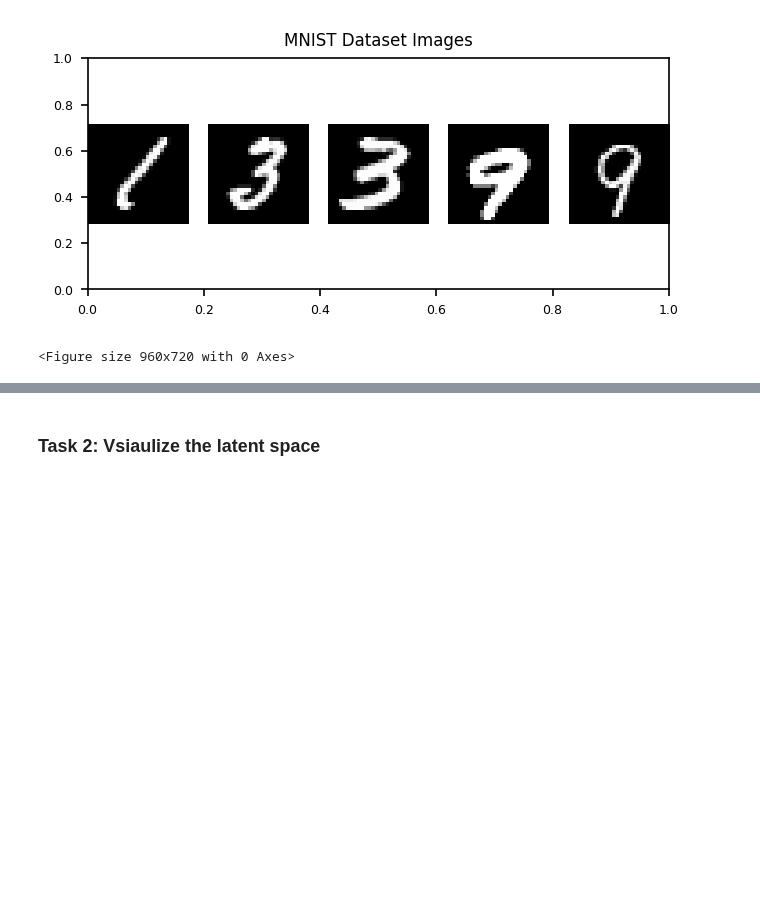
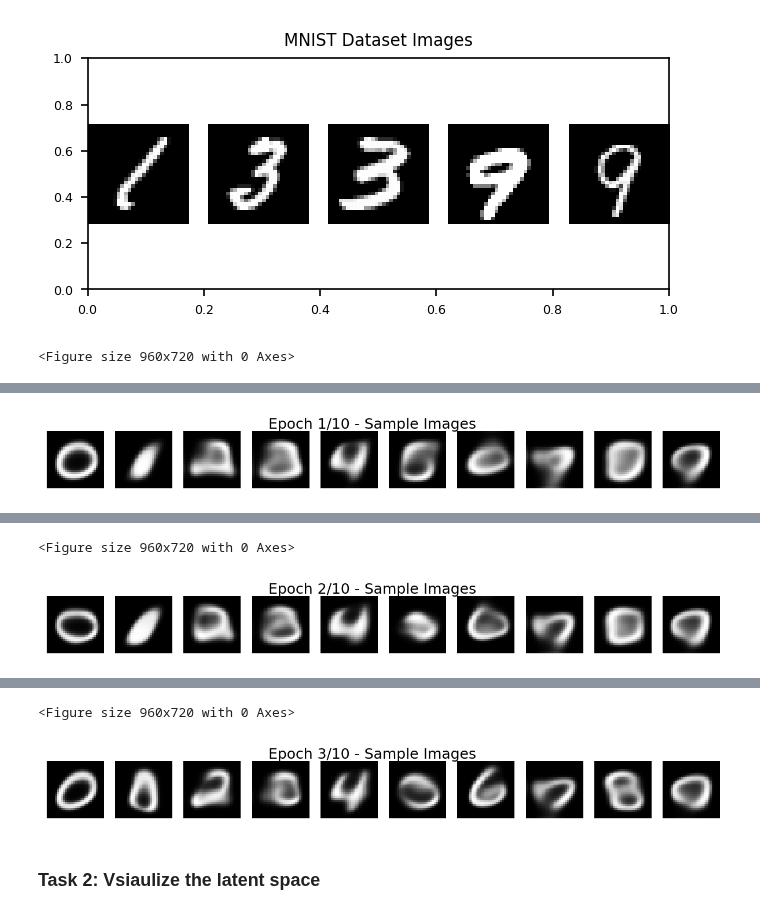
Before and after one commit to JaninaMattes/GAI-Visual-Synthesis, a Jupyter notebook: 07_exercise/Exercise07.ipynb, the cells around one changed output, grey strips where cells are left out. Cells and saved outputs as stored; diff of their text form; code cells hidden in the pictures; blank space fills up the shorter version.

```diff
--- a/07_exercise/Exercise07.ipynb
+++ b/07_exercise/Exercise07.ipynb
@@ -245,2 +263,19 @@ def loss_function(x, x_recon, mean, log_var, KL_weight=1e-3):
+# %%
+# Task 1.1 Write pytorch code for loss function (BCE + KL Divergence)
+#          L(x(i),θ,φ) = −Ez ∼qφ(z|x(i))[log pθ(x(i)|z)] + DKL(qφ(z|x(i)) ∥pθ(z))
+
+def regularization_loss(mean, log_var):
+    """
+    Args:
+        x (tensor): Image(s) of shape [B, C, H, W].
+        x_recon (tensor): Reconstructed image(s) of shape [B, C, H, W].
+        mean (tensor): Mean of shape [B, latent_dim].
+        log_var (tensor): Log variance of shape [B, latent_dim].
+
+    Returns:
+        loss (tensor): Loss value.
+    """
+    KL_loss = -0.5 * torch.sum(1 + log_var - mean.pow(2) - log_var.exp())
+    return KL_loss
 # %%
 # Task 1.2 Implement the VAE model
@@ -248,6 +283,6 @@ vae = VAE().to(device)
 optimizer = torch.optim.Adam(vae.parameters(), lr=LEARNING_RATE, weight_decay=WEIGHT_DECAY)
 # %%
-def train(model, optimizer, epochs, trainloader, device):
+def train(model, optimizer, epochs, trainloader, device, loss_type='total_loss'):
     """
     Train VAE model and plot sample image per class after each epoch.
 
@@ -261,6 +296,7 @@ def train(model, optimizer, epochs, trainloader, device):
     Returns:
         None
     """
+    training_losses = []
 
     model.train()
     for epoch in range(epochs):
@@ -272,7 +308,16 @@ def train(model, optimizer, epochs, trainloader, device):
             # Forward pass
             optimizer.zero_grad()
             x_recon, mean, log_var = model(x, y)
-            loss = loss_function(images, x_recon, mean, log_var)
+
+            # Select the loss function
+            if loss_type == 'total_loss':
+                loss = loss_function(x, x_recon, mean, log_var)
+            elif loss_type == 'reconstruction_loss':
+                loss = reconstruction_loss(x, x_recon, mean, log_var)
+            elif loss_type == 'regularization_loss':
+                loss = regularization_loss(mean, log_var)
+            else:
+                raise ValueError("Invalid loss type. Choose from ['total_loss', 'reconstruction_loss', 'regularization_loss']")
 
             # Backward pass
             loss.backward()
@@ -280,6 +325,10 @@ def train(model, optimizer, epochs, trainloader, device):
 
             train_loss += loss.item()
 
+        # Save the training loss
+        training_losses.append(train_loss / len(trainloader.dataset))
+
+        # Print the stats
         print(f'Epoch {epoch + 1}/{epochs}, Loss: {train_loss / len(trainloader.dataset):.6f}')
 
         # Plot sample image per class
@@ -297,4 +346,5 @@ def train(model, optimizer, epochs, trainloader, device):
         plt.savefig(RESULTS_DIR + f'sample_images_epoch_{epoch + 1}.png')
 # %%
 # train the VAE model
-train(vae, optimizer, EPOCHS, trainloader, device)
+training_losses = train(vae, optimizer, EPOCHS, trainloader, device)
+# %% [output]
@@ -300,0 +352 @@ train(vae, optimizer, EPOCHS, trainloader, device)
+[figure, added]
@@ -300,0 +354,2 @@ train(vae, optimizer, EPOCHS, trainloader, device)
+<Figure size 960x720 with 0 Axes>
+[figure, added]
@@ -300,0 +357,2 @@ train(vae, optimizer, EPOCHS, trainloader, device)
+<Figure size 960x720 with 0 Axes>
+[figure, added]
```
Also changed, not shown: parts of 19 cells of this notebook, 14 other files.
